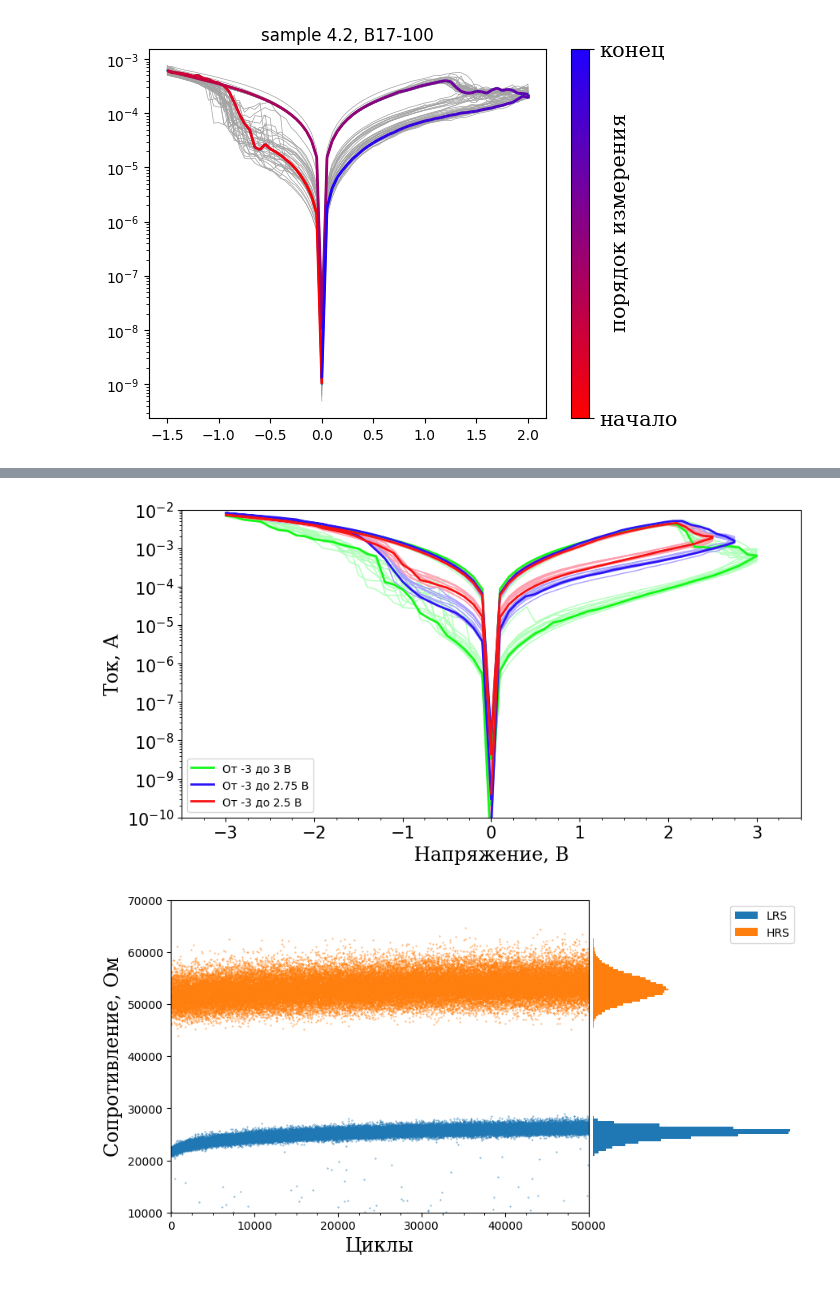
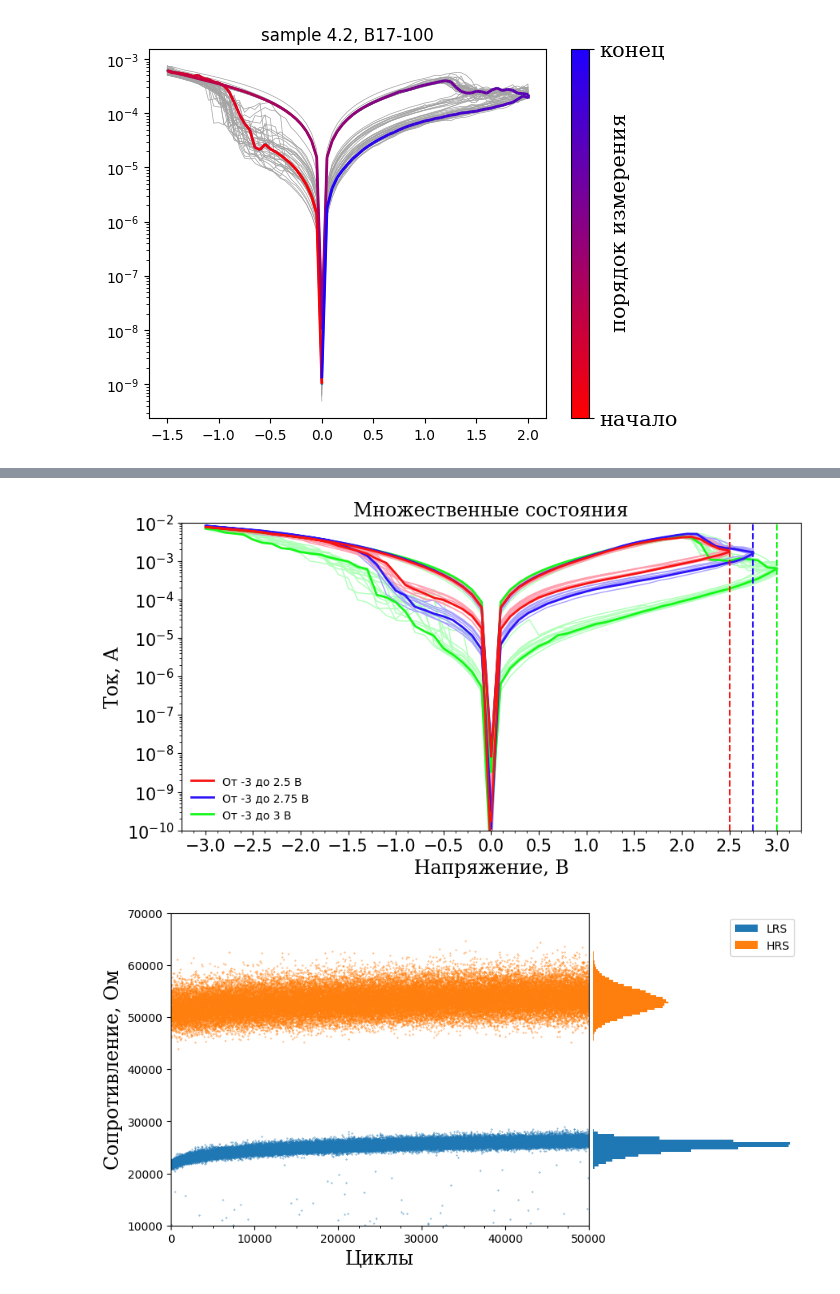
Before and after one commit to OneMoreGate/TiN-HZO_experimental, a Jupyter notebook: sample_4.2_postann_550_e-beam/main.ipynb, the cells around one changed output, grey strips where cells are left out. Cells and saved outputs as stored; diff of their text form; code cells hidden in the pictures.

```diff
--- a/sample_4.2_postann_550_e-beam/main.ipynb
+++ b/sample_4.2_postann_550_e-beam/main.ipynb
@@ -43,30 +58,34 @@ ax.legend()
 # %%
 fig, ax = plt.subplots(figsize = (10, 5))
 
 y_major = ticker.LogLocator(numticks = 20)
 y_minor = ticker.LogLocator(subs = np.arange(1.0, 10.0) * 0.1, numticks = 10)
 d_2.draw_multiple_lines('F10-100', ax, measurs=[i for i in range(92,106)], color = '#aeffb7', linewidth = 1)
 d_2.draw_multiple_lines('F10-100', ax, measurs=[i for i in range(82,92) if i not in [83, 84]], color = '#a69eff', linewidth = 1)
 d_2.draw_multiple_lines('F10-100', ax, measurs=[i for i in range(69,80) if i not in [74,75]], color = '#ff9eae', linewidth = 1)
 d_2.draw_single_line('F10-100', ax, 100, color = '#14f719', linewidth = 2, label = 'От -3 до 3 В')
-d_2.draw_single_line('F10-100', ax, 90, color = '#2d14f7', linewidth = 2, label = 'От -3 до 2.75 В')
-d_2.draw_single_line('F10-100', ax, 73, color = '#f71313', linewidth = 2, label = 'От -3 до 2.5 В')
-ax.legend()
+d_2.draw_single_line('F10-100', ax, 89, color = '#2d14f7', linewidth = 2, label = 'От -3 до 2.75 В')
+d_2.draw_single_line('F10-100', ax, 76, color = '#f71313', linewidth = 2, label = 'От -3 до 2.5 В')
+ax.plot([2.5,2.5], [10**(-10), 10**(-2)], '--', color = '#f71313')
+ax.plot([2.75,2.75], [10**(-10), 10**(-2)], '--', color = '#2d14f7')
+ax.plot([3,3], [10**(-10), 10**(-2)], '--', color = '#14f719')
+ax.legend(reverse = True,frameon = False)
 ax.yaxis.set_major_locator(y_major)
 ax.yaxis.set_minor_locator(y_minor)
-ax.set(yscale='log', ylim=[10**(-10), 10**(-2)], xlim=[-3.5, 3.5])
+ax.set(yscale='log', ylim=[10**(-10), 10**(-2)], xlim=[-3.25, 3.25])
 ax.set_xlabel('Напряжение, В', size = 17, fontfamily = 'serif')
 ax.set_ylabel('Ток, А', size = 17, fontfamily = 'serif')
-ax.xaxis.set_major_locator(ticker.MultipleLocator(1))
-ax.xaxis.set_minor_locator(ticker.MultipleLocator(0.25))
+ax.set_title('Множественные состояния', size = 17, fontfamily = 'serif')
+ax.xaxis.set_major_locator(ticker.MultipleLocator(0.5))
+ax.xaxis.set_minor_locator(ticker.MultipleLocator(0.125))
 y_major = ticker.LogLocator(numticks = 20)
 y_minor = ticker.LogLocator(subs = np.arange(1.0, 10.0) * 0.1, numticks = 20)
 ax.yaxis.set_major_locator(y_major)
 ax.yaxis.set_minor_locator(y_minor)
 ax.tick_params(labelsize=15)
 plt.savefig('states.png', dpi = 300, bbox_inches = 'tight')
 # %% [output]
-[figure, old version]
+[figure, new version]
 # %%
 df = pd.read_csv('sample_4.2_2\\F12-100_3.csv',
                                 delimiter=';',
```
Also changed, not shown: parts of 1 cell of this notebook, 23 other files.
